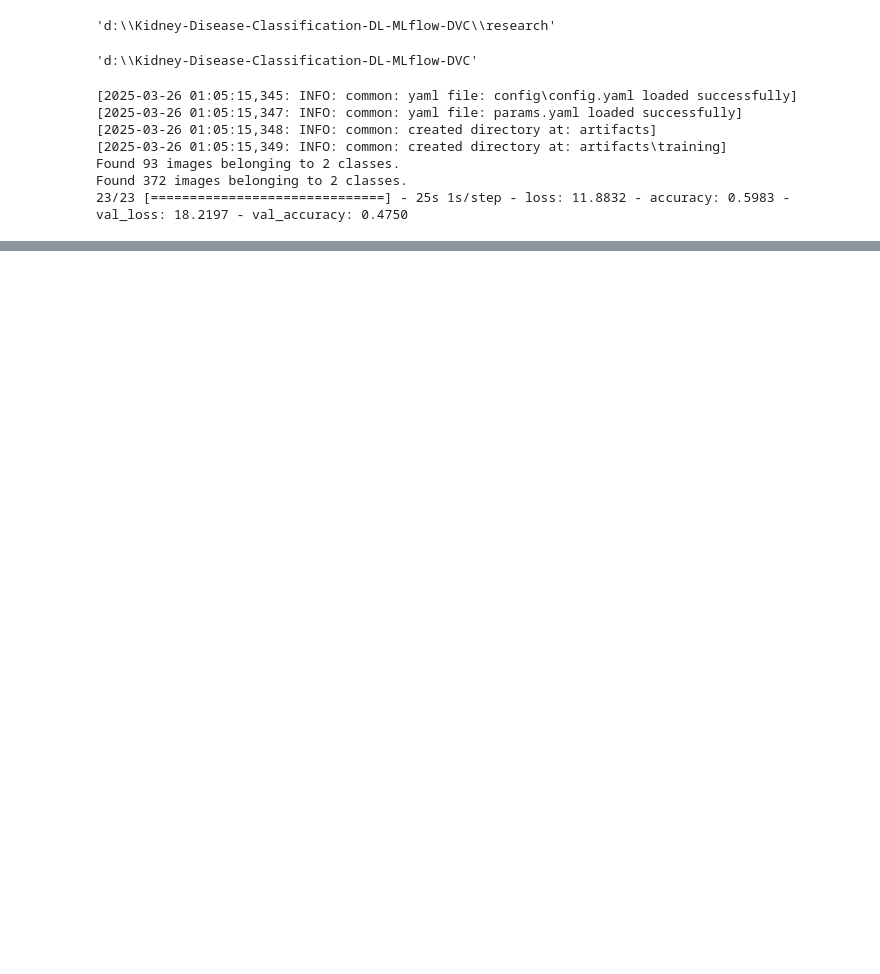
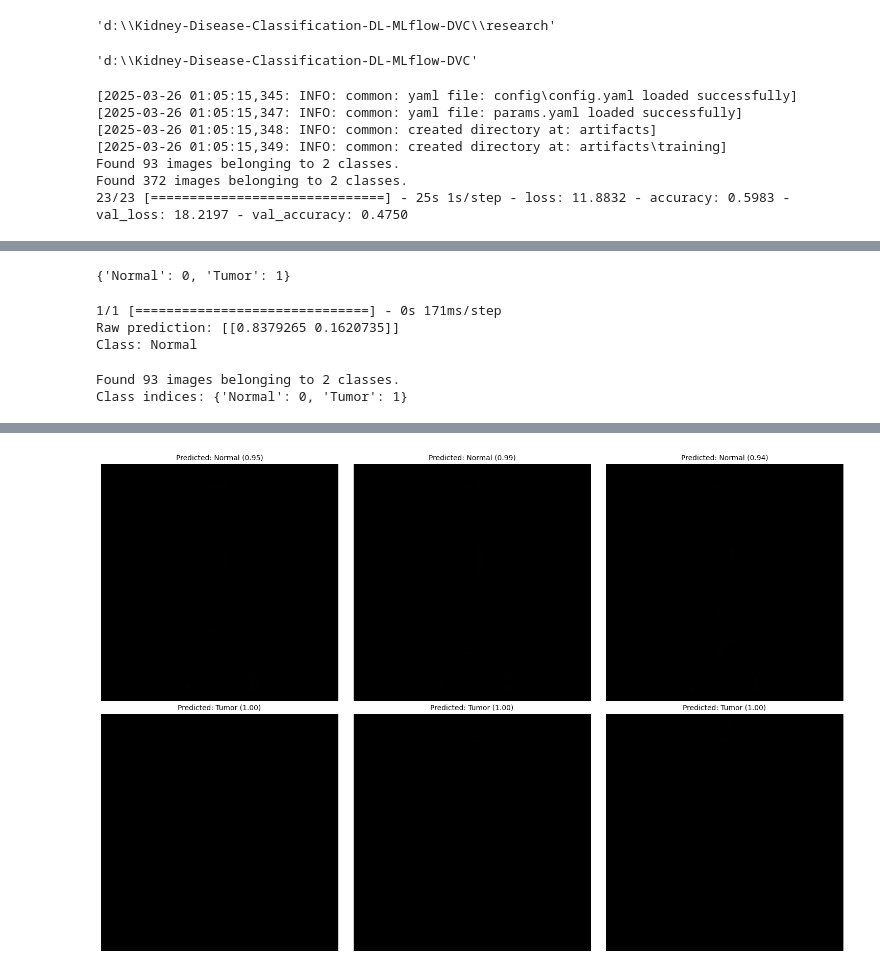
Before and after one commit to sujalgotnochill/Kidney-Disease-Classification-DL-MLflow-DVC, a Jupyter notebook: research/3_model_training.ipynb, the cells around one changed output, grey strips where cells are left out. Drawn from its saved outputs; the diff is of its cells as text; code cells hidden in the pictures; blank space fills up the shorter version.

```diff
--- a/research/3_model_training.ipynb
+++ b/research/3_model_training.ipynb
@@ -172,0 +259,79 @@ Found 372 images belonging to 2 classes.
+# %%
+print(val_gen.class_indices)
+# %% [output]
+{'Normal': 0, 'Tumor': 1}
+# %%
+img_path = "artifacts/data_ingestion/kidney-ct-scan-image/Tumor/Tumor- (8).jpg"
+img = load_img(img_path, target_size=(224, 224))
+img_array = img_to_array(img) / 255.
+img_array = np.expand_dims(img_array, axis=0)
+
+prediction = model.predict(img_array)
+print("Raw prediction:", prediction)
+print("Class:", list(val_gen.class_indices.keys())[np.argmax(prediction)])
+# %% [output]
+1/1 [==============================] - 0s 171ms/step
+Raw prediction: [[0.8379265 0.1620735]]
+Class: Normal
+# %%
+from tensorflow.keras.preprocessing.image import ImageDataGenerator
+
+# Set the path to your training data
+data_dir = "artifacts/data_ingestion/kidney-ct-scan-image"
+
+# Initialize data generator with validation split
+val_datagen = ImageDataGenerator(rescale=1./255, validation_split=0.2)
+
+val_gen = val_datagen.flow_from_directory(
+    directory=data_dir,
+    target_size=(224, 224),
+    batch_size=32,
+    class_mode='categorical',
+    subset='validation',
+    shuffle=False
+)
+
+print("Class indices:", val_gen.class_indices)
+# %% [output]
+Found 93 images belonging to 2 classes.
+Class indices: {'Normal': 0, 'Tumor': 1}
+# %%
+import matplotlib.pyplot as plt
+from tensorflow.keras.utils import load_img, img_to_array
+import numpy as np
+import os
+
+# Directories for each class
+normal_dir = "artifacts/data_ingestion/kidney-ct-scan-image/Normal"
+tumor_dir = "artifacts/data_ingestion/kidney-ct-scan-image/Tumor"
+
+# Load 3 images from each class
+normal_images = [os.path.join(normal_dir, f) for f in os.listdir(normal_dir)[:3]]
+tumor_images = [os.path.join(tumor_dir, f) for f in os.listdir(tumor_dir)[:3]]
+all_images = normal_images + tumor_images
+
+# Mapping class indices to labels
+class_labels = list(val_gen.class_indices.keys())  # e.g., ['Normal', 'Tumor']
+
+plt.figure(figsize=(15, 10))
+
+for i, img_path in enumerate(all_images):
+    # Load image
+    img = load_img(img_path, target_size=(224, 224))
+    img_array = img_to_array(img) / 255.0
+    img_array_expanded = np.expand_dims(img_array, axis=0)
+
+    # Prediction
+    prediction = model.predict(img_array_expanded)[0]
+    predicted_label = class_labels[np.argmax(prediction)]
+    confidence = np.max(prediction)
+
+    # Plotting
+    plt.subplot(2, 3, i + 1)
+    plt.imshow(img_array.astype("uint8"))  # Use the numpy version of the image
+    plt.title(f"Predicted: {predicted_label} ({confidence:.2f})", fontsize=10)
+    plt.axis("off")
+
+plt.tight_layout()
+plt.show()
+# %% [output]
@@ -172,0 +344 @@ Found 372 images belonging to 2 classes.
+[figure, added]
```
Also changed, not shown: parts of 5 cells of this notebook, 6 other files.
